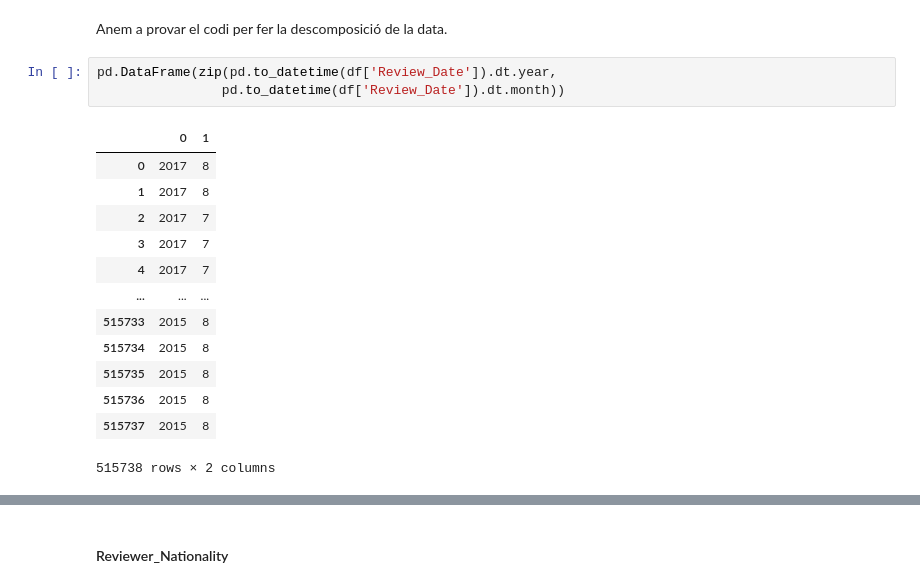
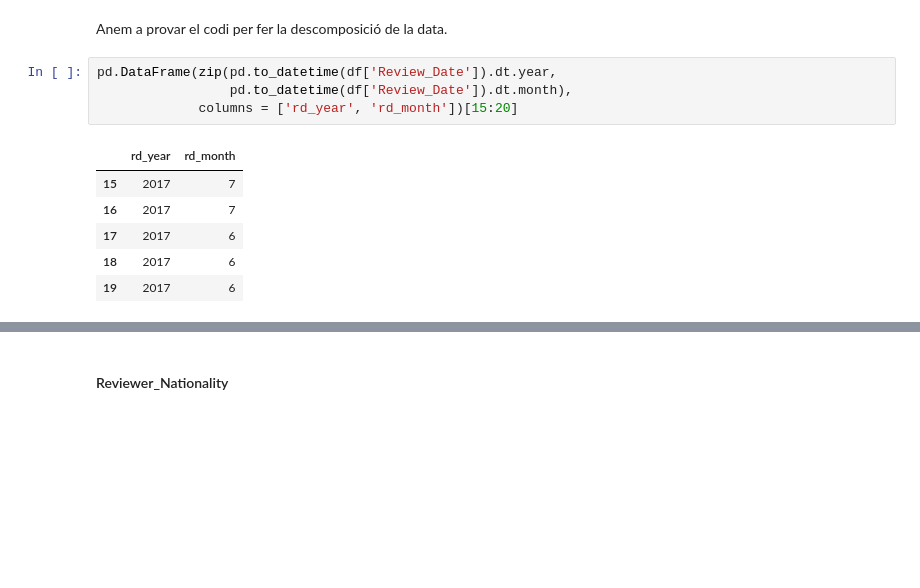
Before and after one commit to llublad/MUSI-AA, a Jupyter notebook: musi-aa-modulo1/W6/practica/10_hr_features_engineering.ipynb, the cells around one changed output, grey strips where cells are left out. Drawn from its saved outputs; the diff is of its cells as text; blank space fills up the shorter version.

```diff
--- a/musi-aa-modulo1/W6/practica/10_hr_features_engineering.ipynb
+++ b/musi-aa-modulo1/W6/practica/10_hr_features_engineering.ipynb
@@ -525,18 +574,12 @@ donassin la seva opinió just després de la seva estada.
 Anem a provar el codi per fer la descomposició de la data.
 # %%
 pd.DataFrame(zip(pd.to_datetime(df['Review_Date']).dt.year,
-                pd.to_datetime(df['Review_Date']).dt.month))
+                 pd.to_datetime(df['Review_Date']).dt.month),
+             columns = ['rd_year', 'rd_month'])[15:20]
 # %% [output]
-|  | 0 | 1 |
-| 0 | 2017 | 8 |
-| 1 | 2017 | 8 |
-| 2 | 2017 | 7 |
-| 3 | 2017 | 7 |
-| 4 | 2017 | 7 |
-| ... | ... | ... |
-| 515733 | 2015 | 8 |
-| 515734 | 2015 | 8 |
-| 515735 | 2015 | 8 |
-| 515736 | 2015 | 8 |
-| 515737 | 2015 | 8 |
+|  | rd_year | rd_month |
+| 15 | 2017 | 7 |
+| 16 | 2017 | 7 |
+| 17 | 2017 | 6 |
+| 18 | 2017 | 6 |
+| 19 | 2017 | 6 |
-515738 rows × 2 columns
```
Also changed, not shown: parts of 65 cells of this notebook, 4 other files.
